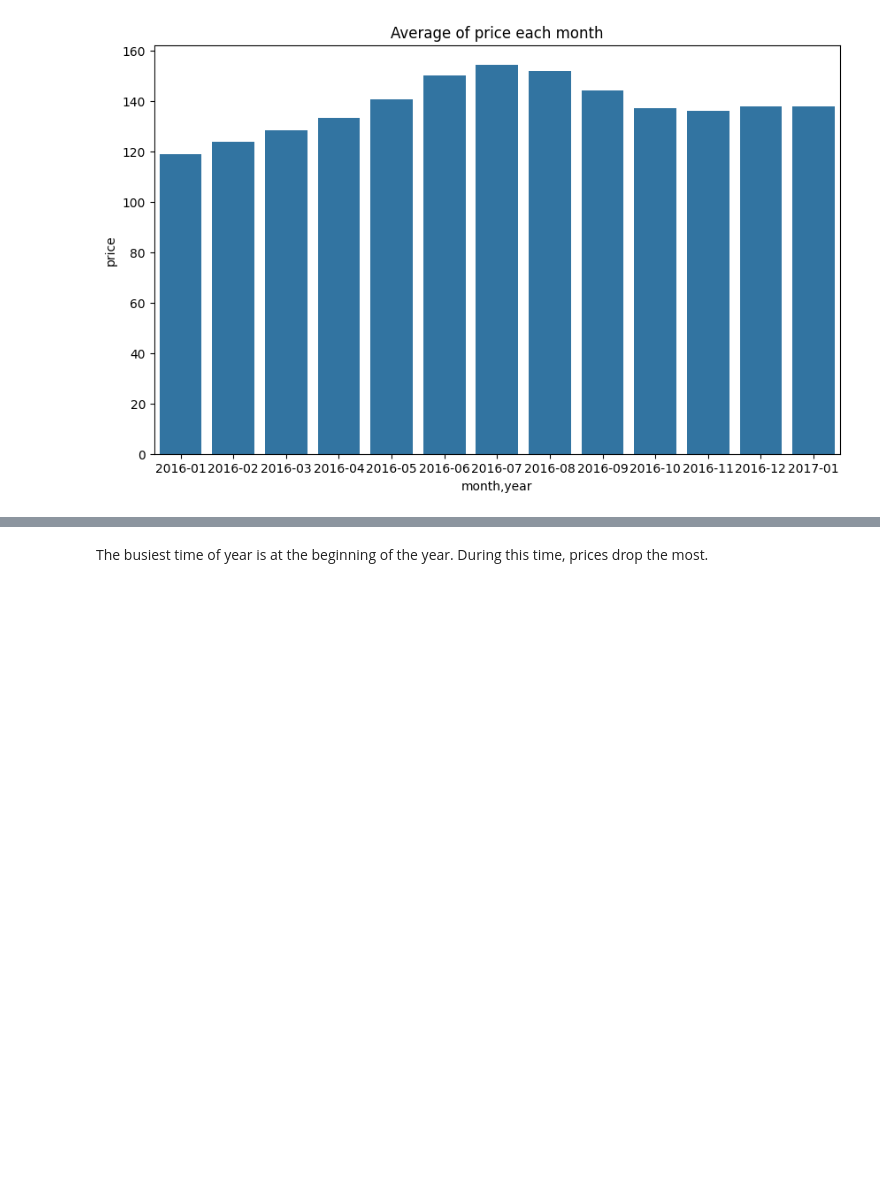
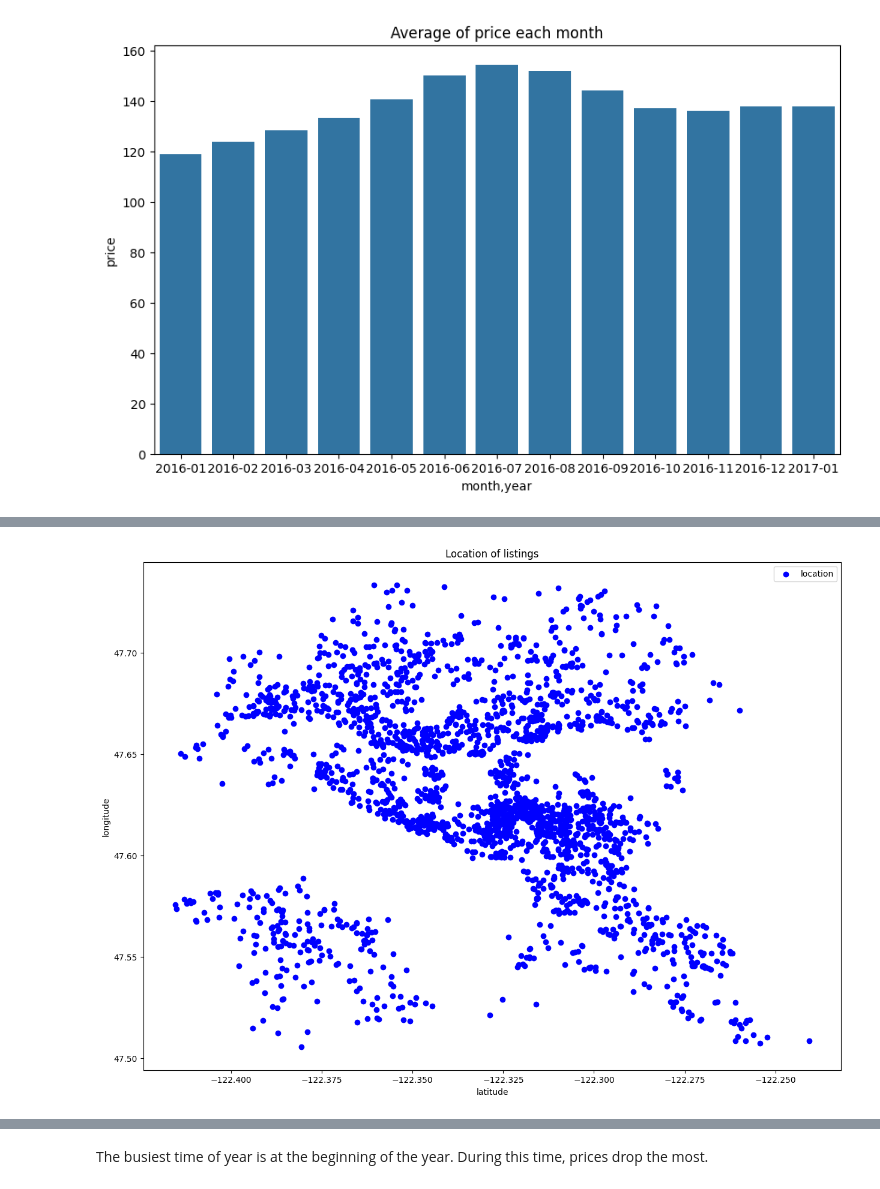
Before and after one commit to NTPac/Write-A-Data-Science-Blog-Post, a Jupyter notebook: data_process.ipynb, the cells around one changed output, grey strips where cells are left out. Drawn from its saved outputs; the diff is of its cells as text; code cells hidden in the pictures; blank space fills up the shorter version.

```diff
--- a/data_process.ipynb
+++ b/data_process.ipynb
@@ -435,3 +435,6 @@ plt.ylabel('price')
 plt.show()
 # %% [output]
 [figure]
+# %%
+price_mean_of_listing = calendar_df[["listing_id","price"]].groupby(["listing_id"]).mean()
+price_mean_of_listing
@@ -437,0 +456,5 @@ plt.show()
+# %%
+listings_clone = listings_df.copy()
+listings_clone = listings_clone[["id", "longitude", "latitude"]]
+listings_clone = listings_clone.merge(price_mean_of_listing, left_on="id", right_on="listing_id")
+listings_clone.head()
@@ -437,0 +468,4 @@ plt.show()
+# %%
+print("Mean price:")
+price_mean = listings_clone.price.mean()
+price_mean
@@ -437,0 +475,6 @@ plt.show()
+# %%
+homestay_cheap = listings_clone[listings_clone.price <= price_mean]
+homestay_cheap.sort_values(by='price', ascending=True, inplace=True)
+print("number:", homestay_cheap.shape[0])
+top200_homestay_cheap = homestay_cheap.head(200)
+homestay_cheap.head()
@@ -437,0 +489,11 @@ plt.show()
+# %%
+plt.figure(figsize=(15, 11))
+plt.title("Heatmap review_scores_value of homestays")
+plt.scatter(homestay_cheap.longitude, homestay_cheap.latitude, color='blue', label='location')
+plt.xlabel("latitude")
+plt.ylabel("longitude")
+plt.title("Location of listings")
+plt.legend()
+plt.show()
+# %% [output]
+[figure, added]
```
Also changed, not shown: parts of 12 cells of this notebook, 1 other file.
